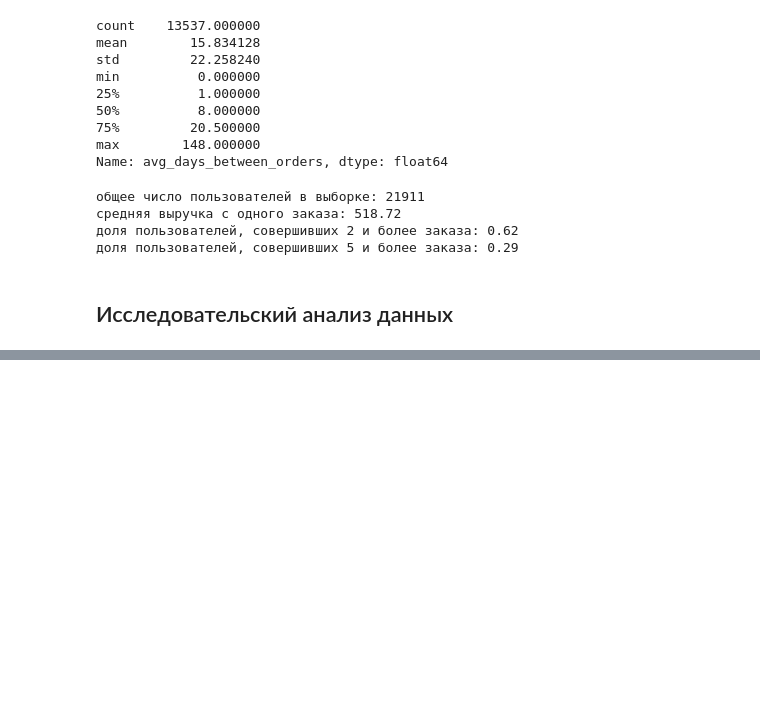
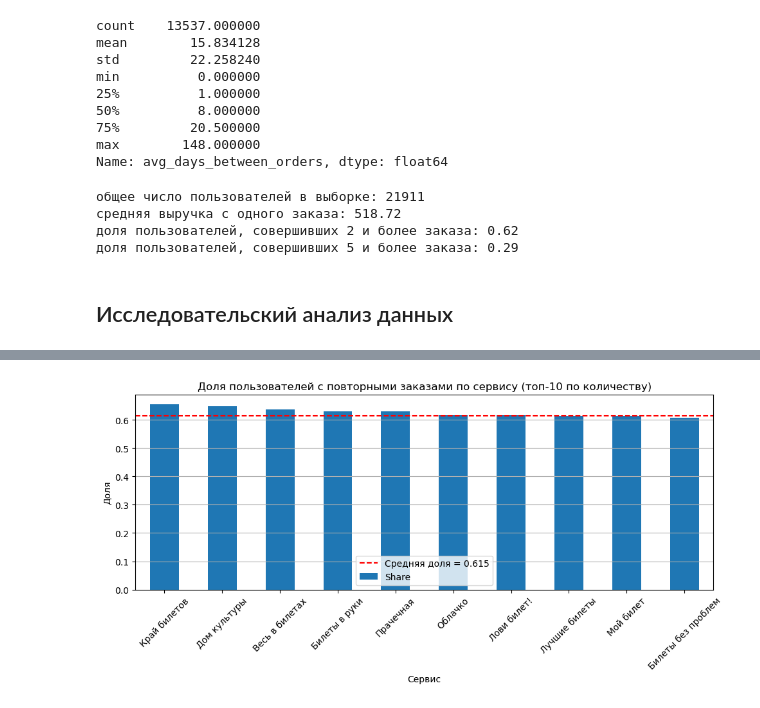
Before and after one commit to litwinowww/ya-afisha-loyalty, a Jupyter notebook: ya_afisha_loyalty.ipynb, the cells around one changed output, grey strips where cells are left out. Saved outputs shown, nothing was run; the diff lists cells and outputs as text; code cells hidden in the pictures; blank space fills up the shorter version.

```diff
--- a/ya_afisha_loyalty.ipynb
+++ b/ya_afisha_loyalty.ipynb
@@ -733,0 +1012,15 @@ print(f"доля пользователей, совершивших 5 и бол
+# %%
+# собираем таблицу по сервисам
+
+service_df = pd.DataFrame({
+    'total': first_service_stats,
+    '>2_orders': upfo_first_service,
+    'Share': upfo_first_service_share
+})
+
+# берём топ 10 по количеству пользователей
+
+service_top10 = service_df.sort_values('total', ascending=False).head(10)
+
+print("\nРаспределение пользователей по сервису с долями")
+display(service_top10)
@@ -733,0 +1041,26 @@ print(f"доля пользователей, совершивших 5 и бол
+# %%
+# сортируем топ 10 сервисов по доли
+
+service_top10_sorted_by_share = service_top10.sort_values('Share', ascending=False)
+
+# средняя доля по всем сервисам
+
+avg_service_share = service_df['Share'].mean()
+
+plt.figure(figsize=(10, 5))
+service_top10_sorted_by_share['Share'].plot(kind='bar')
+
+# добавляем среднюю
+
+plt.axhline(avg_service_share, color='red', linestyle='--', label=f"Средняя доля = {avg_service_share:.3f}")
+
+plt.title("Доля пользователей c повторными заказами по сервису (топ-10 по количеству)")
+plt.xlabel('Сервис')
+plt.ylabel('Доля')
+plt.xticks(rotation=45)
+plt.grid(axis='y')
+plt.legend(loc='lower center')
+plt.tight_layout()
+plt.show()
+# %% [output]
+[figure, added]
```
Also changed, not shown: parts of 28 cells of this notebook.
